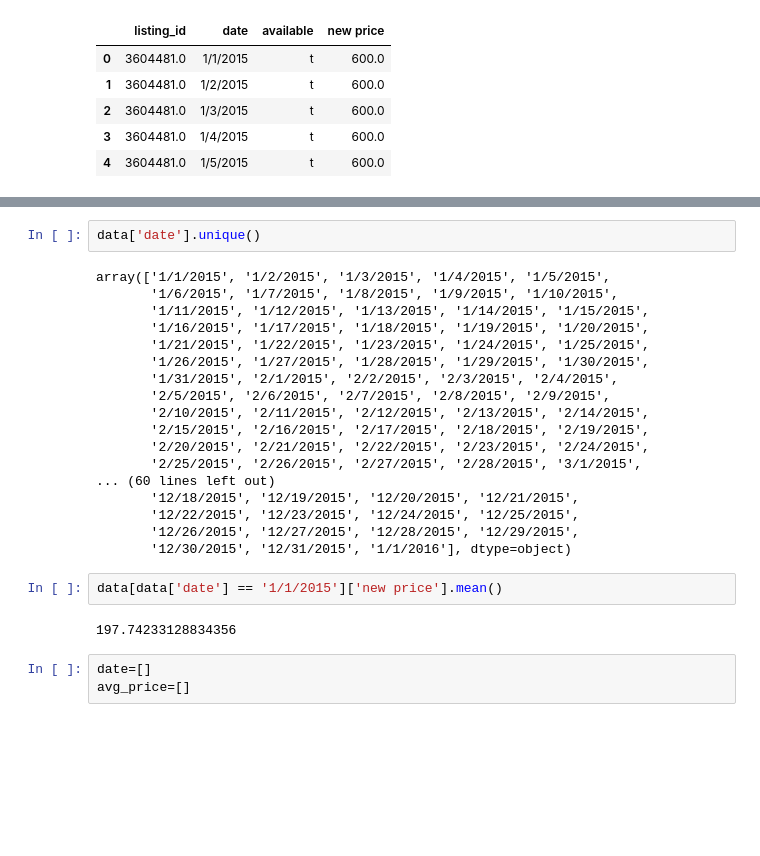
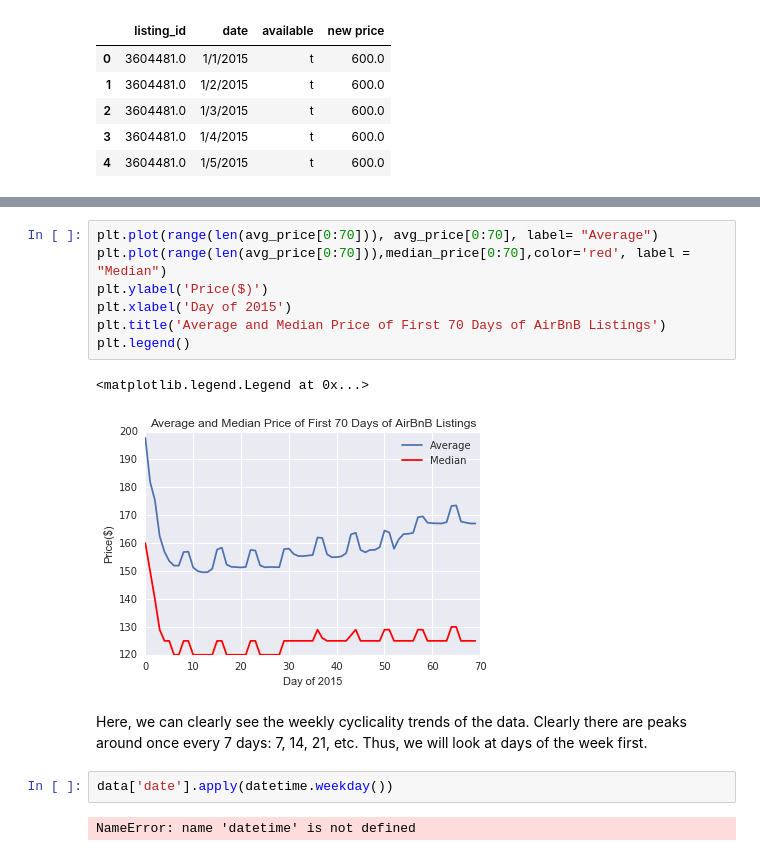
Before and after one commit to samuelklam/airbnb-pricing-prediction, a Jupyter notebook: data-exploration/seasonality-exploration-WJ.ipynb, the cells around one changed output, grey strips where cells are left out. Drawn from its saved outputs; the diff is of its cells as text; blank space fills up the shorter version.

```diff
--- a/data-exploration/seasonality-exploration-WJ.ipynb
+++ b/data-exploration/seasonality-exploration-WJ.ipynb
@@ -26,27 +55,16 @@ data.head(5)
+# %%
+plt.plot(range(len(avg_price[0:70])), avg_price[0:70], label= "Average")
+plt.plot(range(len(avg_price[0:70])),median_price[0:70],color='red', label = "Median")
+plt.ylabel('Price($)')
+plt.xlabel('Day of 2015')
+plt.title('Average and Median Price of First 70 Days of AirBnB Listings')
+plt.legend()
+# %% [output]
+<matplotlib.legend.Legend at 0x...>
+[figure, added]
+# %% [markdown]
+Here, we can clearly see the weekly cyclicality trends of the data. Clearly there are peaks around once every 7 days: 7, 14, 21, etc. Thus, we will look at days of the week first.
 # %%
-data['date'].unique()
+data['date'].apply(datetime.weekday())
 # %% [output]
-array(['1/1/2015', '1/2/2015', '1/3/2015', '1/4/2015', '1/5/2015',
-       '1/6/2015', '1/7/2015', '1/8/2015', '1/9/2015', '1/10/2015',
-       '1/11/2015', '1/12/2015', '1/13/2015', '1/14/2015', '1/15/2015',
-       '1/16/2015', '1/17/2015', '1/18/2015', '1/19/2015', '1/20/2015',
-       '1/21/2015', '1/22/2015', '1/23/2015', '1/24/2015', '1/25/2015',
-       '1/26/2015', '1/27/2015', '1/28/2015', '1/29/2015', '1/30/2015',
-       '1/31/2015', '2/1/2015', '2/2/2015', '2/3/2015', '2/4/2015',
-       '2/5/2015', '2/6/2015', '2/7/2015', '2/8/2015', '2/9/2015',
-       '2/10/2015', '2/11/2015', '2/12/2015', '2/13/2015', '2/14/2015',
-       '2/15/2015', '2/16/2015', '2/17/2015', '2/18/2015', '2/19/2015',
-       '2/20/2015', '2/21/2015', '2/22/2015', '2/23/2015', '2/24/2015',
-       '2/25/2015', '2/26/2015', '2/27/2015', '2/28/2015', '3/1/2015',
-... (60 lines left out)
-       '12/18/2015', '12/19/2015', '12/20/2015', '12/21/2015',
-       '12/22/2015', '12/23/2015', '12/24/2015', '12/25/2015',
-       '12/26/2015', '12/27/2015', '12/28/2015', '12/29/2015',
-       '12/30/2015', '12/31/2015', '1/1/2016'], dtype=object)
+NameError: name 'datetime' is not defined
-# %%
-data[data['date'] == '1/1/2015']['new price'].mean()
-# %% [output]
-197.74233128834356
-# %%
-date=[]
-avg_price=[]
```
Also changed, not shown: parts of 22 cells of this notebook.
